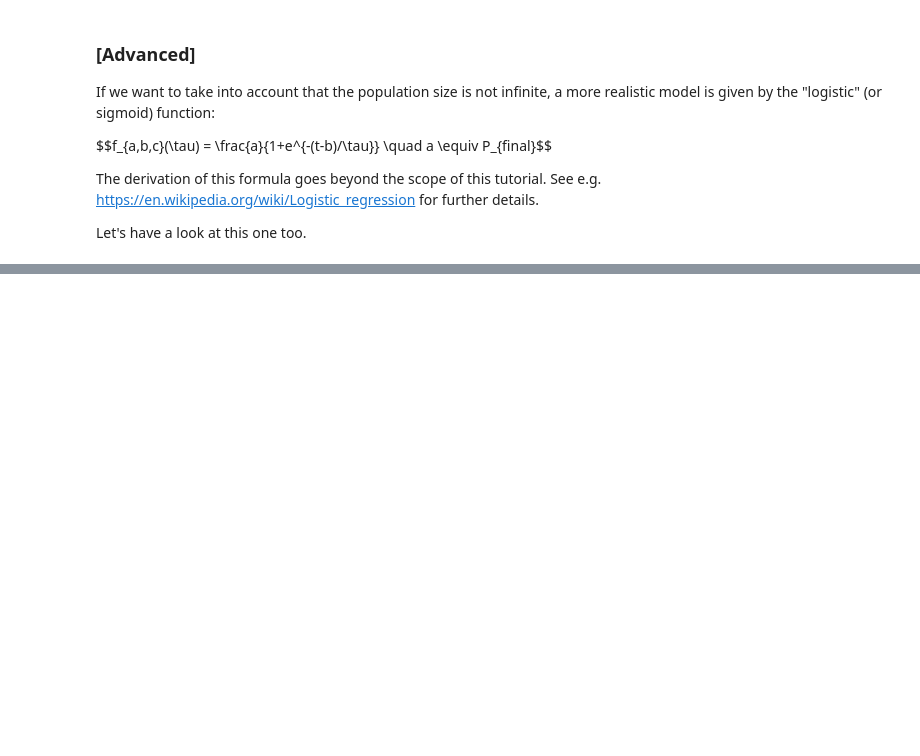
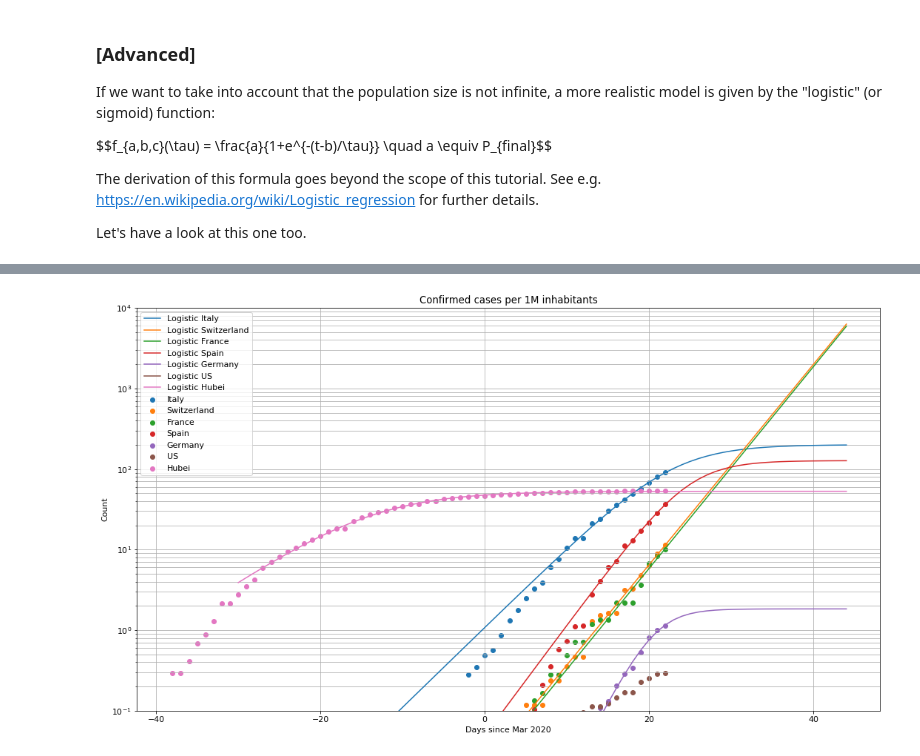
Before and after one commit to glpatcern/inotebooks, a Jupyter notebook: ITP/BigDataCovidSmartLecture/CoVid-19 in Europe.ipynb, the cells around one changed output, grey strips where cells are left out. Saved outputs shown, nothing was run; the diff lists cells and outputs as text; code cells hidden in the pictures; blank space fills up the shorter version.

```diff
--- a/ITP/BigDataCovidSmartLecture/CoVid-19 in Europe.ipynb
+++ b/ITP/BigDataCovidSmartLecture/CoVid-19 in Europe.ipynb
@@ -207,6 +272,9 @@ for c in pop:
   try:
     logit_fit[c] = curve_fit(logistic_model, t, y, p0=[1000, 40, 3])
   except RuntimeError:
-    logit_fit[c] = None
+    try:
+      logit_fit[c] = curve_fit(logistic_model, t, y, p0=[10000, 60, 3])
+    except RuntimeError:
+      logit_fit[c] = None
 
 logit_fit     # parameters of the fit and Covariance Matrix - this time also for Hubei.
@@ -213,30 +299,32 @@ logit_fit     # parameters of the fit and Covariance Matrix - this time also for
 # %%
-t_fit = list(range(-40, +30))
+t_fit = list(range(-30, +45))
 
 show_exp = False
 
-for c in ('Italy', 'Switzerland', 'France', 'Hubei'):  # 'Spain', 'Germany'
+for c in ('Italy', 'Switzerland', 'France', 'Spain', 'Germany', 'US', 'Hubei'):
   # Real data
   t = list(countrydf[c].iloc[:, 0])
   y = list(countrydf[c].iloc[:, 1])
   plt.scatter(t, y, label=c)
 
   if show_exp:
     # Predicted exponential curve
     if exp_fit[c]:
       plt.plot(t_fit, [exp_model(i, exp_fit[c][0][0],exp_fit[c][0][1],exp_fit[c][0][2]) for i in t_fit],
                label=("Exponential %s" % c))
   else:
     # Predicted logistic curve
     if logit_fit[c]:
       plt.plot(t_fit, [logistic_model(i, logit_fit[c][0][0],logit_fit[c][0][1],logit_fit[c][0][2]) for i in t_fit],
                label=("Logistic %s" % c))
 
 plt.legend()
 plt.title("Confirmed cases per 1M inhabitants")
 plt.xlabel("Days since Mar 2020")
 plt.ylabel("Count")
 plt.ylim((0.1, 1e4))
 plt.yscale('log')
 plt.grid(which='both')
 plt.show()
+# %% [output]
+[figure, added]
```
Also changed, not shown: parts of 12 cells of this notebook.
